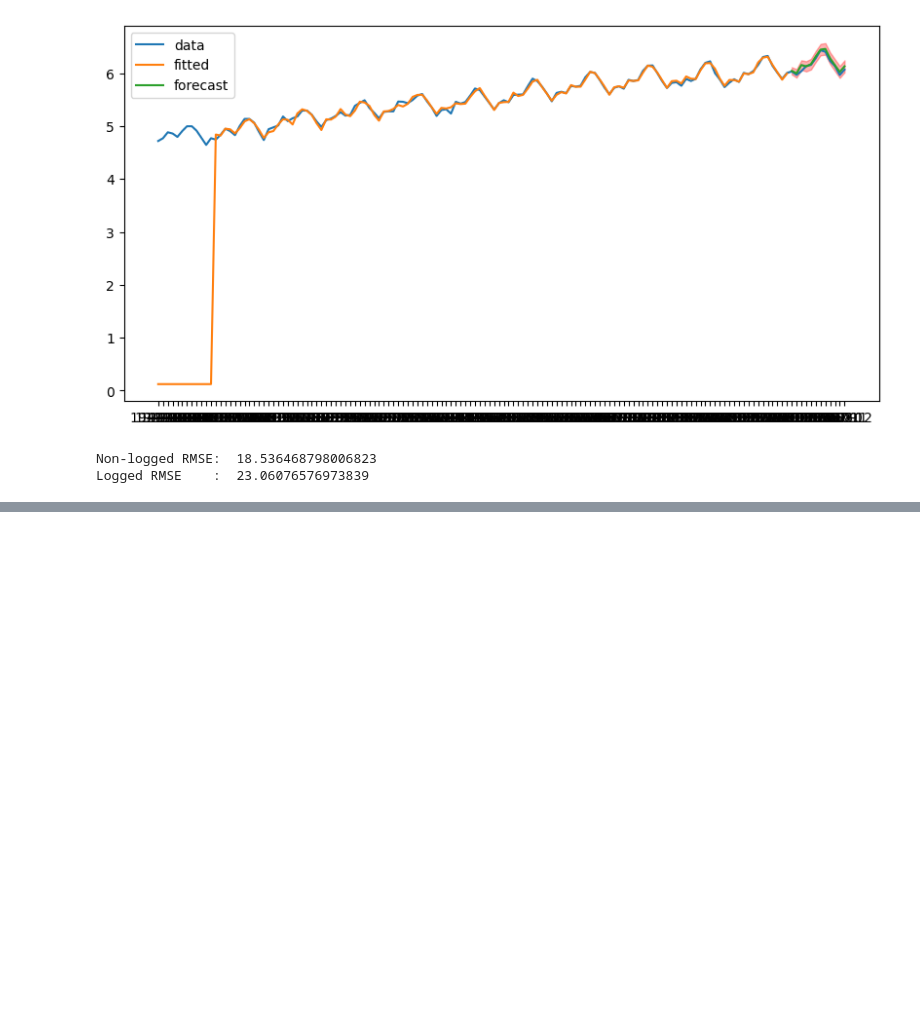
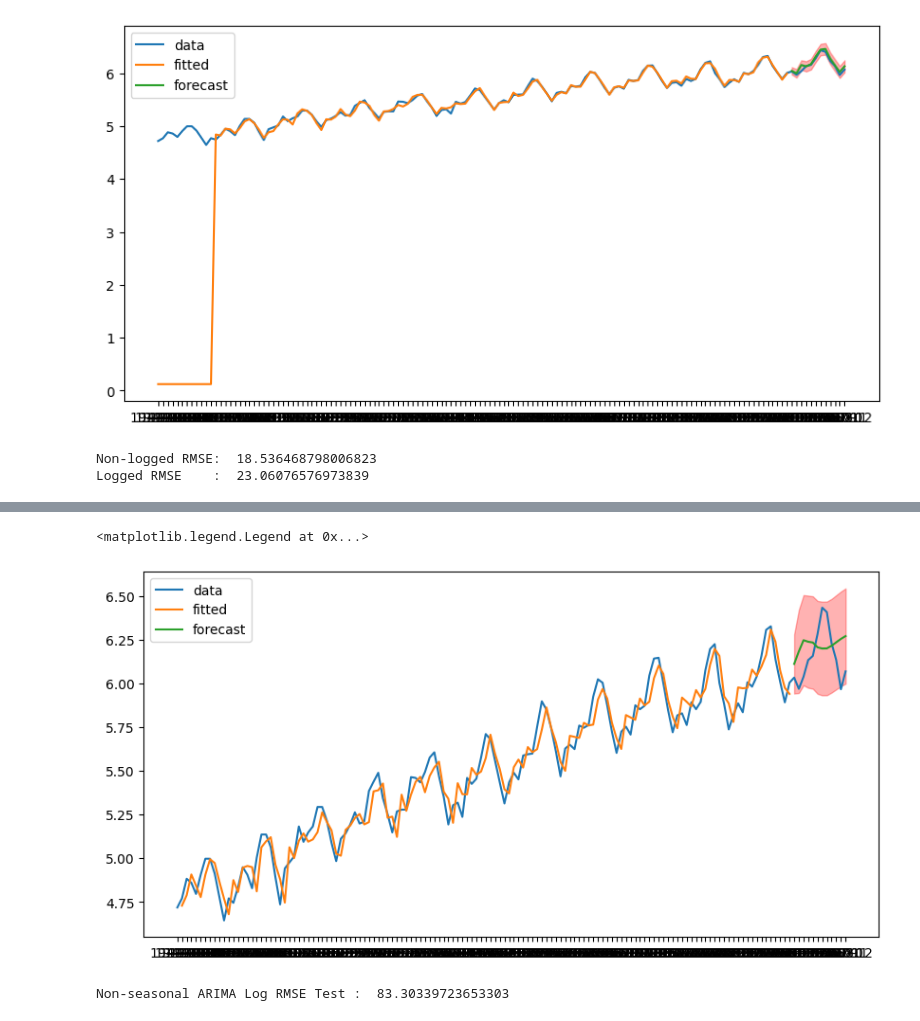
Before and after one commit to yeesem/Time-Series-Data-Analysis, a Jupyter notebook: ARIMA_3.ipynb, the cells around one changed output, grey strips where cells are left out. Saved outputs shown, nothing was run; the diff lists cells and outputs as text; code cells hidden in the pictures; blank space fills up the shorter version.

```diff
--- a/ARIMA_3.ipynb
+++ b/ARIMA_3.ipynb
@@ -220,0 +271,17 @@ Logged RMSE    :  23.06076576973839
+# %%
+train_pred = model.predict_in_sample(start = 1,end = -1)
+
+fig,ax = plt.subplots(figsize = (10,5))
+ax.plot(df.index,df['LogPassengers'],label = 'data')
+ax.plot(train.index[1:],train_pred,label = 'fitted')
+ax.plot(test.index,test_pred,label = 'forecast')
+ax.fill_between(test.index,confint[:,0],confint[:,1], \
+                color = 'red',alpha = 0.3)
+ax.legend()
+# %% [output]
+<matplotlib.legend.Legend at 0x...>
+[figure, added]
+# %%
+print("Non-seasonal ARIMA Log RMSE Test : ", np.sqrt( mean_squared_error(test['Passengers'],np.exp(test_pred)) )  )
+# %% [output]
+Non-seasonal ARIMA Log RMSE Test :  83.30339723653303
```
Also changed, not shown: parts of 8 cells of this notebook.
